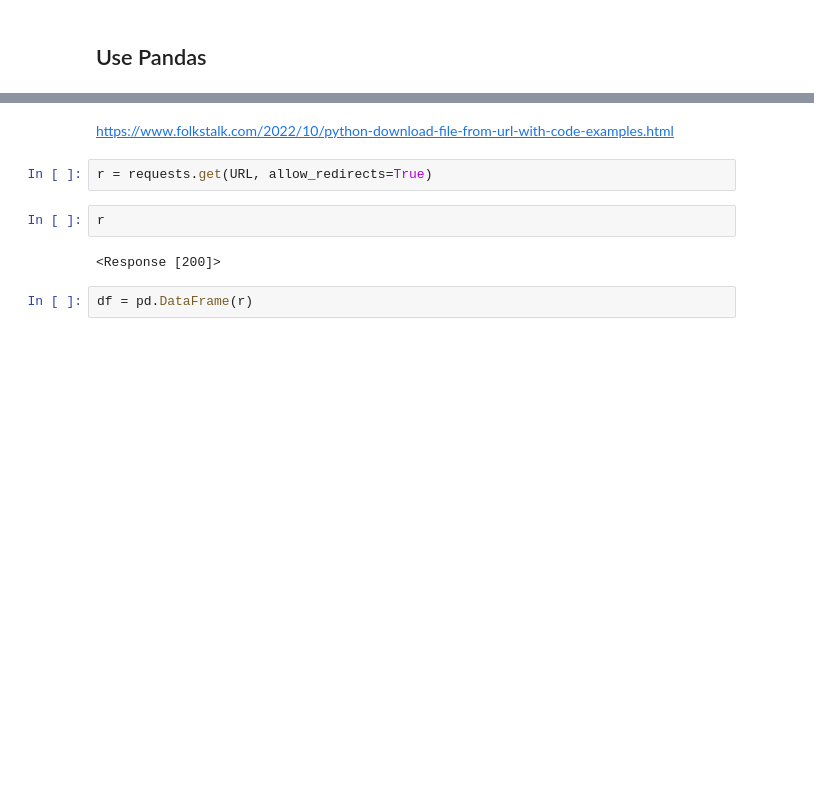
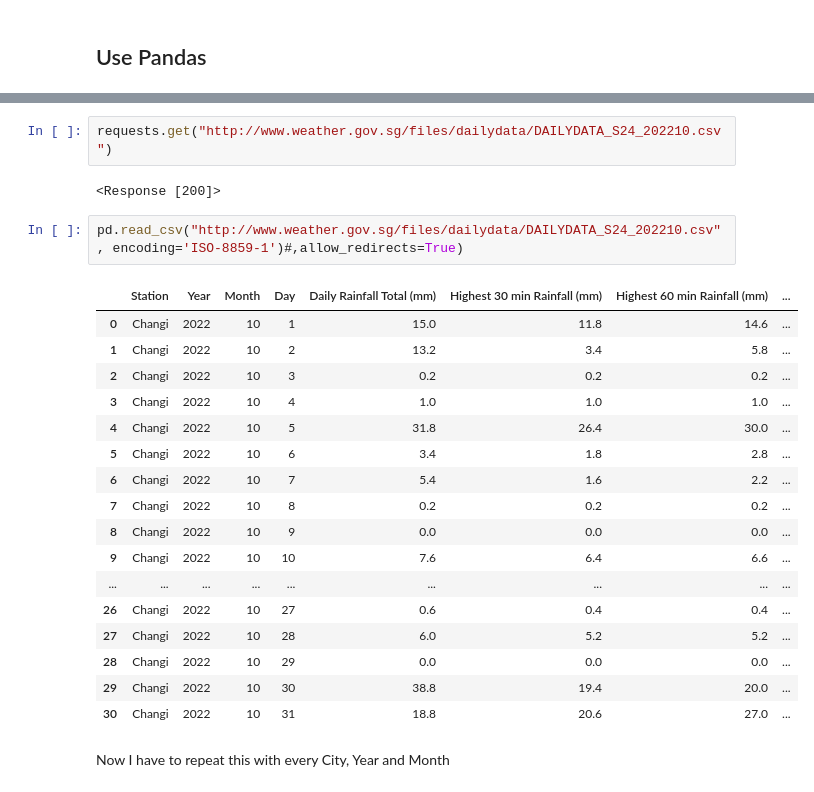
Before and after one commit to joel-quek/Project-4-Dengue-Prediction-Model, a Jupyter notebook: Joel/scrape1.ipynb, the cells around one changed output, grey strips where cells are left out. Drawn from its saved outputs; the diff is of its cells as text; blank space fills up the shorter version.

```diff
--- a/Joel/scrape1.ipynb
+++ b/Joel/scrape1.ipynb
@@ -122,10 +76,26 @@ res
-# %% [markdown]
-https://www.folkstalk.com/2022/10/python-download-file-from-url-with-code-examples.html
-# %%
-r = requests.get(URL, allow_redirects=True)
-# %%
-r
-# %% [output]
-<Response [200]>
-# %%
-df = pd.DataFrame(r)
+# %%
+requests.get("http://www.weather.gov.sg/files/dailydata/DAILYDATA_S24_202210.csv")
+# %% [output]
+<Response [200]>
+# %%
+pd.read_csv("http://www.weather.gov.sg/files/dailydata/DAILYDATA_S24_202210.csv", encoding='ISO-8859-1')#,allow_redirects=True)
+# %% [output]
+|  | Station | Year | Month | Day | Daily Rainfall Total (mm) | Highest 30 min Rainfall (mm) | Highest 60 min Rainfall (mm) | ... |
+| 0 | Changi | 2022 | 10 | 1 | 15.0 | 11.8 | 14.6 | ... |
+| 1 | Changi | 2022 | 10 | 2 | 13.2 | 3.4 | 5.8 | ... |
+| 2 | Changi | 2022 | 10 | 3 | 0.2 | 0.2 | 0.2 | ... |
+| 3 | Changi | 2022 | 10 | 4 | 1.0 | 1.0 | 1.0 | ... |
+| 4 | Changi | 2022 | 10 | 5 | 31.8 | 26.4 | 30.0 | ... |
+| 5 | Changi | 2022 | 10 | 6 | 3.4 | 1.8 | 2.8 | ... |
+| 6 | Changi | 2022 | 10 | 7 | 5.4 | 1.6 | 2.2 | ... |
+| 7 | Changi | 2022 | 10 | 8 | 0.2 | 0.2 | 0.2 | ... |
+| 8 | Changi | 2022 | 10 | 9 | 0.0 | 0.0 | 0.0 | ... |
+| 9 | Changi | 2022 | 10 | 10 | 7.6 | 6.4 | 6.6 | ... |
+| ... | ... | ... | ... | ... | ... | ... | ... | ... |
+| 26 | Changi | 2022 | 10 | 27 | 0.6 | 0.4 | 0.4 | ... |
+| 27 | Changi | 2022 | 10 | 28 | 6.0 | 5.2 | 5.2 | ... |
+| 28 | Changi | 2022 | 10 | 29 | 0.0 | 0.0 | 0.0 | ... |
+| 29 | Changi | 2022 | 10 | 30 | 38.8 | 19.4 | 20.0 | ... |
+| 30 | Changi | 2022 | 10 | 31 | 18.8 | 20.6 | 27.0 | ... |
+# %% [markdown]
+Now I have to repeat this with every City, Year and Month
```
Also changed, not shown: parts of 55 cells of this notebook.
